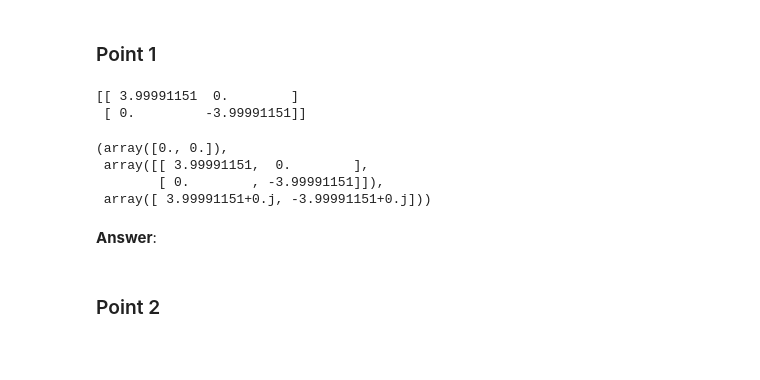
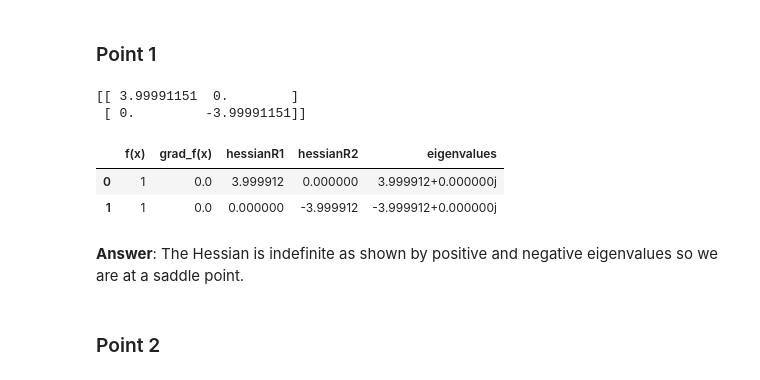
Before and after one commit to kylajones/nl_stochastic_opt, a Jupyter notebook: Algorithms2.ipynb, the cells around one changed output. Drawn from its saved outputs; the diff is of its cells as text; code cells hidden in the pictures; blank space fills up the shorter version.

```diff
--- a/Algorithms2.ipynb
+++ b/Algorithms2.ipynb
@@ -435,22 +436,28 @@ def pnt_eval(x, func):
     # compute eigenvalues
     l = analyze_hes(H)
 
-    return calc_grad(x), H, l
+    data = {'f(x)':func(x), 'grad_f(x)':calc_grad(x), 'hessianR1':H[0,:],'hessianR2':H[1,:], 'eigenvalues':l}
+
+    data = pd.DataFrame(data)
+
+    display(data)
+
+    return data
 # %% [markdown]
 
 ### Point 1
 # %%
 # Add your solution here
-pnt_eval([0, 0], my_f_2)
+data = pnt_eval([0, 0], my_f_2)
 # %% [output]
 [[ 3.99991151  0.        ]
  [ 0.         -3.99991151]]
-(array([0., 0.]),
- array([[ 3.99991151,  0.        ],
-        [ 0.        , -3.99991151]]),
- array([ 3.99991151+0.j, -3.99991151+0.j]))
+|  | f(x) | grad_f(x) | hessianR1 | hessianR2 | eigenvalues |
+| 0 | 1 | 0.0 | 3.999912 | 0.000000 | 3.999912+0.000000j |
+| 1 | 1 | 0.0 | 0.000000 | -3.999912 | -3.999912+0.000000j |
-# %% [markdown]
-**Answer**:
+# %% [markdown]
+**Answer**:
+The Hessian is indefinite as shown by positive and negative eigenvalues so we are at a saddle point.
 # %% [markdown]
 ### Point 2
 # %%
```
Also changed, not shown: parts of 15 cells of this notebook.
